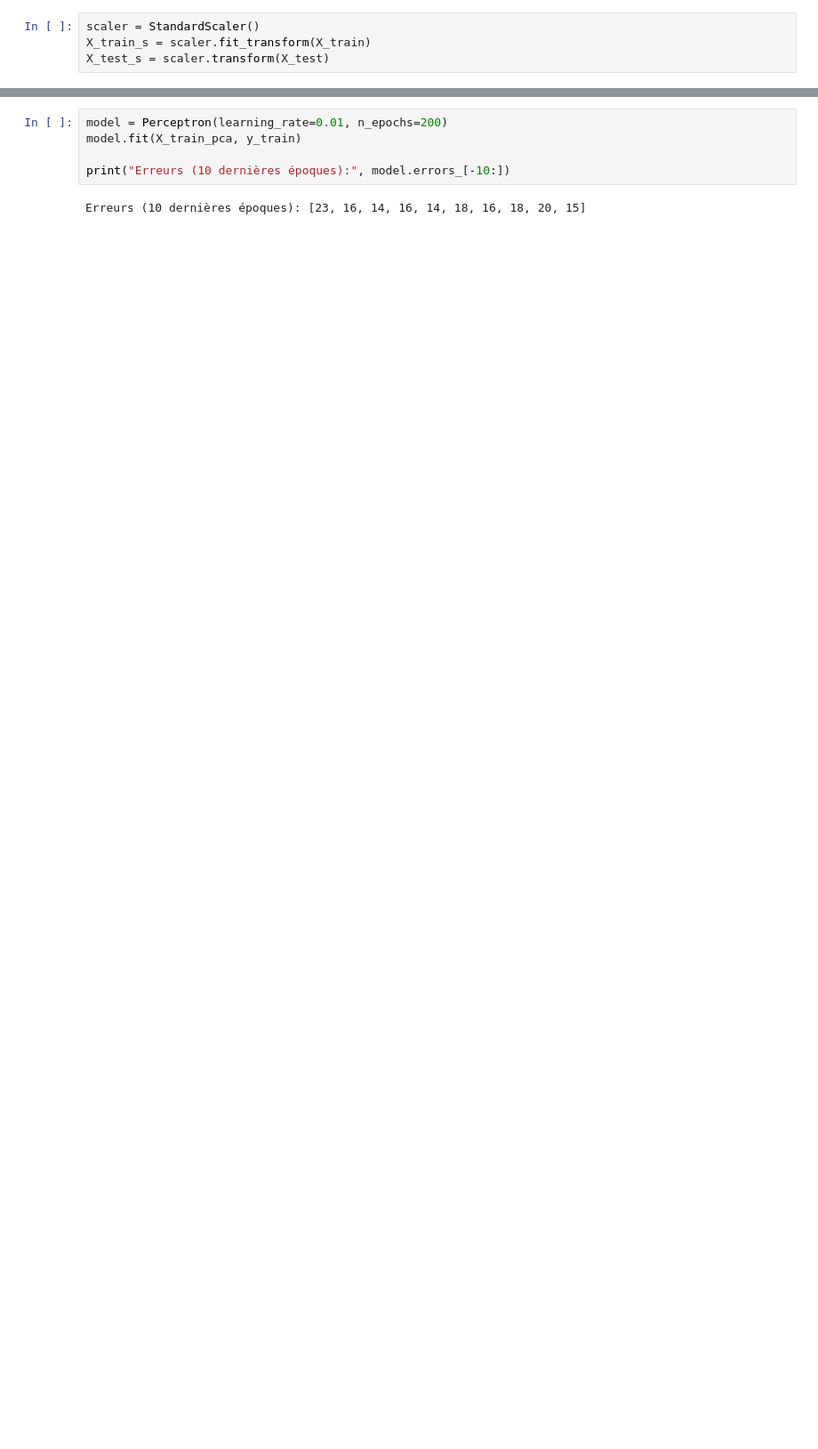
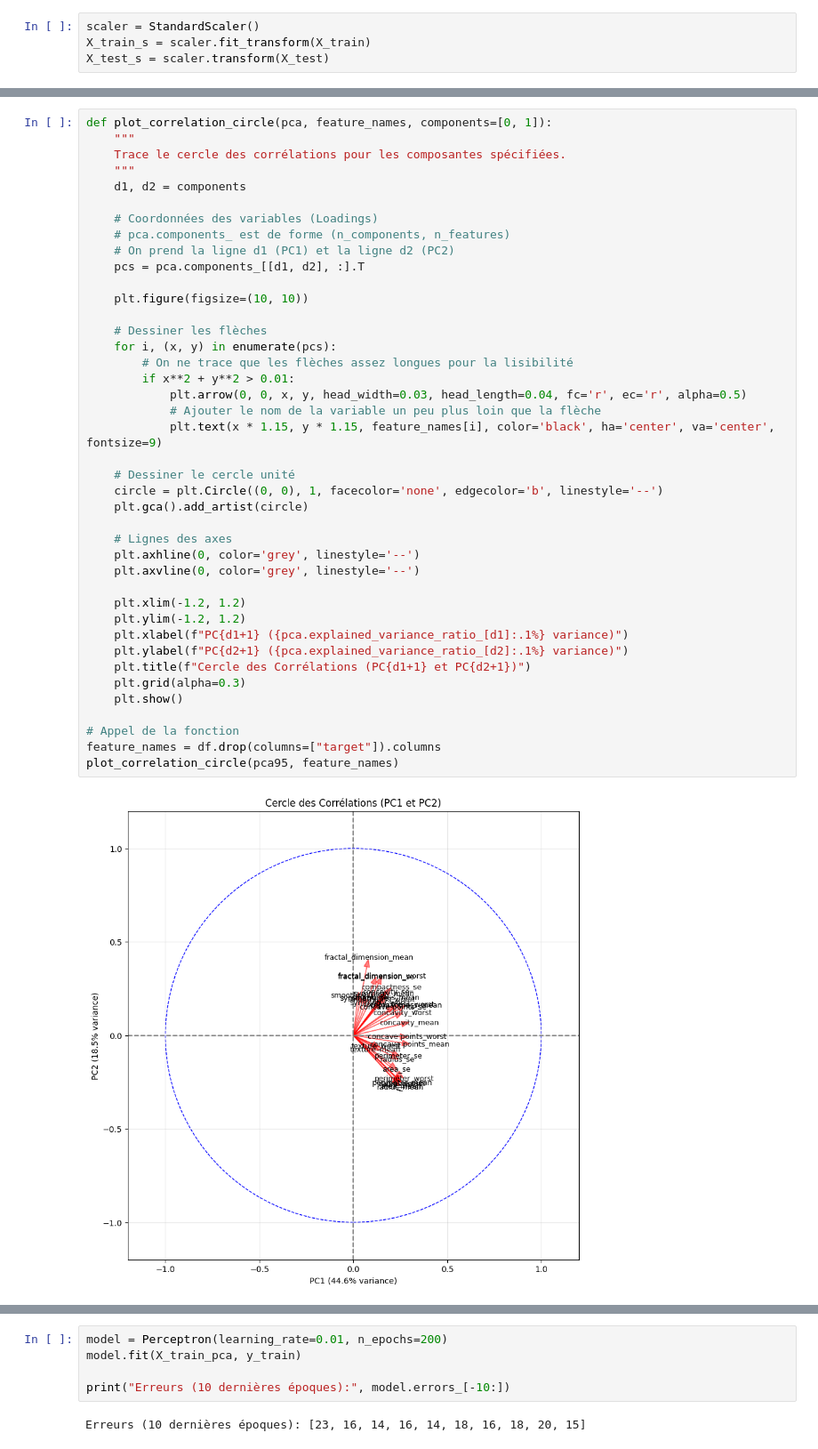
Before and after one commit to NovaStarmax/building-perceptron, a Jupyter notebook: notebooks/perceptron_modelisation.ipynb, the cells around one changed output, grey strips where cells are left out. Shown at 89% size. Cells and saved outputs as stored; diff of their text form; blank space fills up the shorter version.

```diff
--- a/notebooks/perceptron_modelisation.ipynb
+++ b/notebooks/perceptron_modelisation.ipynb
@@ -68,0 +113,43 @@ Variance totale: 0.9520691014391004
+# %%
+def plot_correlation_circle(pca, feature_names, components=[0, 1]):
+    """
+    Trace le cercle des corrélations pour les composantes spécifiées.
+    """
+    d1, d2 = components
+
+    # Coordonnées des variables (Loadings)
+    # pca.components_ est de forme (n_components, n_features)
+    # On prend la ligne d1 (PC1) et la ligne d2 (PC2)
+    pcs = pca.components_[[d1, d2], :].T
+
+    plt.figure(figsize=(10, 10))
+
+    # Dessiner les flèches
+    for i, (x, y) in enumerate(pcs):
+        # On ne trace que les flèches assez longues pour la lisibilité
+        if x**2 + y**2 > 0.01:
+            plt.arrow(0, 0, x, y, head_width=0.03, head_length=0.04, fc='r', ec='r', alpha=0.5)
+            # Ajouter le nom de la variable un peu plus loin que la flèche
+            plt.text(x * 1.15, y * 1.15, feature_names[i], color='black', ha='center', va='center', fontsize=9)
+
+    # Dessiner le cercle unité
+    circle = plt.Circle((0, 0), 1, facecolor='none', edgecolor='b', linestyle='--')
+    plt.gca().add_artist(circle)
+
+    # Lignes des axes
+    plt.axhline(0, color='grey', linestyle='--')
+    plt.axvline(0, color='grey', linestyle='--')
+
+    plt.xlim(-1.2, 1.2)
+    plt.ylim(-1.2, 1.2)
+    plt.xlabel(f"PC{d1+1} ({pca.explained_variance_ratio_[d1]:.1%} variance)")
+    plt.ylabel(f"PC{d2+1} ({pca.explained_variance_ratio_[d2]:.1%} variance)")
+    plt.title(f"Cercle des Corrélations (PC{d1+1} et PC{d2+1})")
+    plt.grid(alpha=0.3)
+    plt.show()
+
+# Appel de la fonction
+feature_names = df.drop(columns=["target"]).columns
+plot_correlation_circle(pca95, feature_names)
+# %% [output]
+[figure, added]
```
Also changed, not shown: parts of 15 cells of this notebook.
